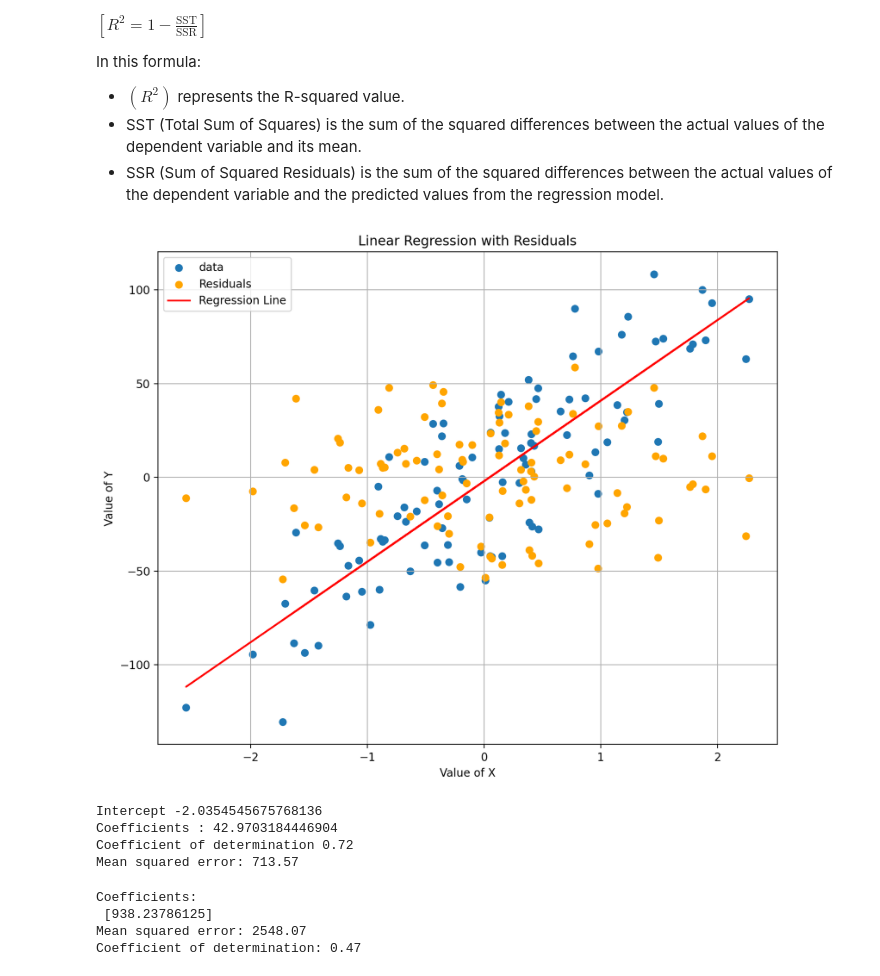
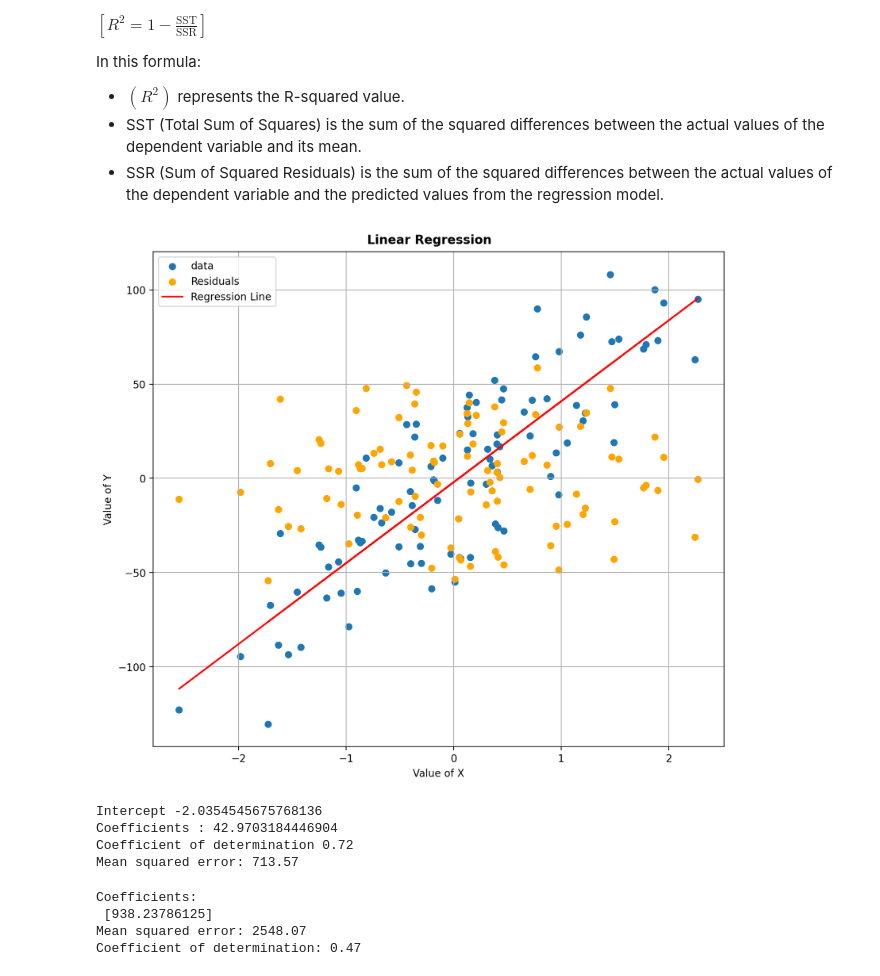
Before and after one commit to akladyous/data-science, a Jupyter notebook: regression/simple_linear_regression_sklearn.ipynb, the cells around one changed output. Cells and saved outputs as stored; diff of their text form; code cells hidden in the pictures.

```diff
--- a/regression/simple_linear_regression_sklearn.ipynb
+++ b/regression/simple_linear_regression_sklearn.ipynb
@@ -43,22 +43,23 @@ In this formula:
 - SSR (Sum of Squared Residuals) is the sum of the squared differences between the actual values of the dependent variable and the predicted values from the regression model.
 # %%
 fig, ax = plt.subplots(figsize=(10, 8))
+fig.suptitle("Linear Regression", fontweight="bold")
+fig.subplots_adjust(top=0.95)
 ax.scatter(X, y, label="data")
 ax.scatter(X, residuals, color="orange", label="Residuals")
-plt.plot(X, y_pred, color="red", label="Regression Line")
-ax.set_title("Linear Regression with Residuals")
+ax.plot(X, y_pred, color="red", label="Regression Line")
 ax.set_xlabel("Value of X")
 ax.set_ylabel("Value of Y")
 ax.grid()
 ax.legend()
 plt.show()
 
 print(f"Intercept {model.intercept_}")
 print("Coefficients :", model.coef_[0])
 print(f"Coefficient of determination {R_SQUARED:.2f}")
 print(f"Mean squared error: {MSE:.2f}")
 # %% [output]
-[figure, old version]
+[figure, new version]
 Intercept -2.0354545675768136
 Coefficients : 42.9703184446904
 Coefficient of determination 0.72
```
